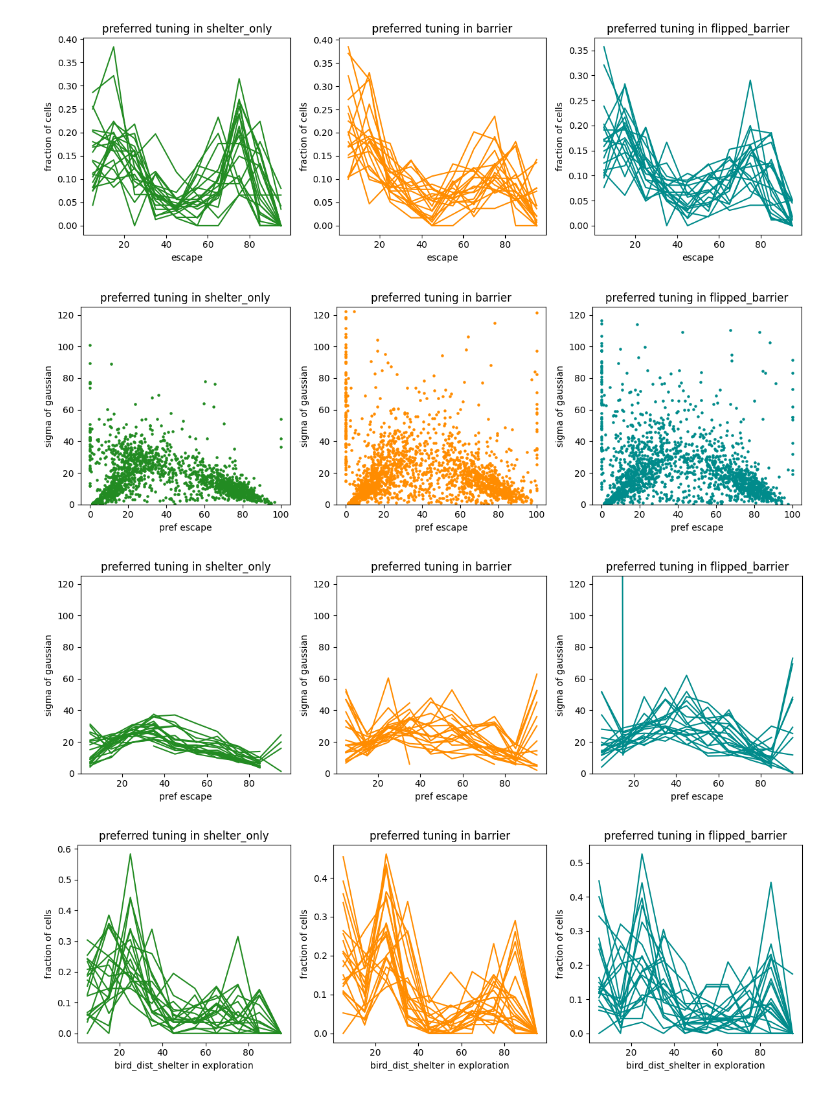
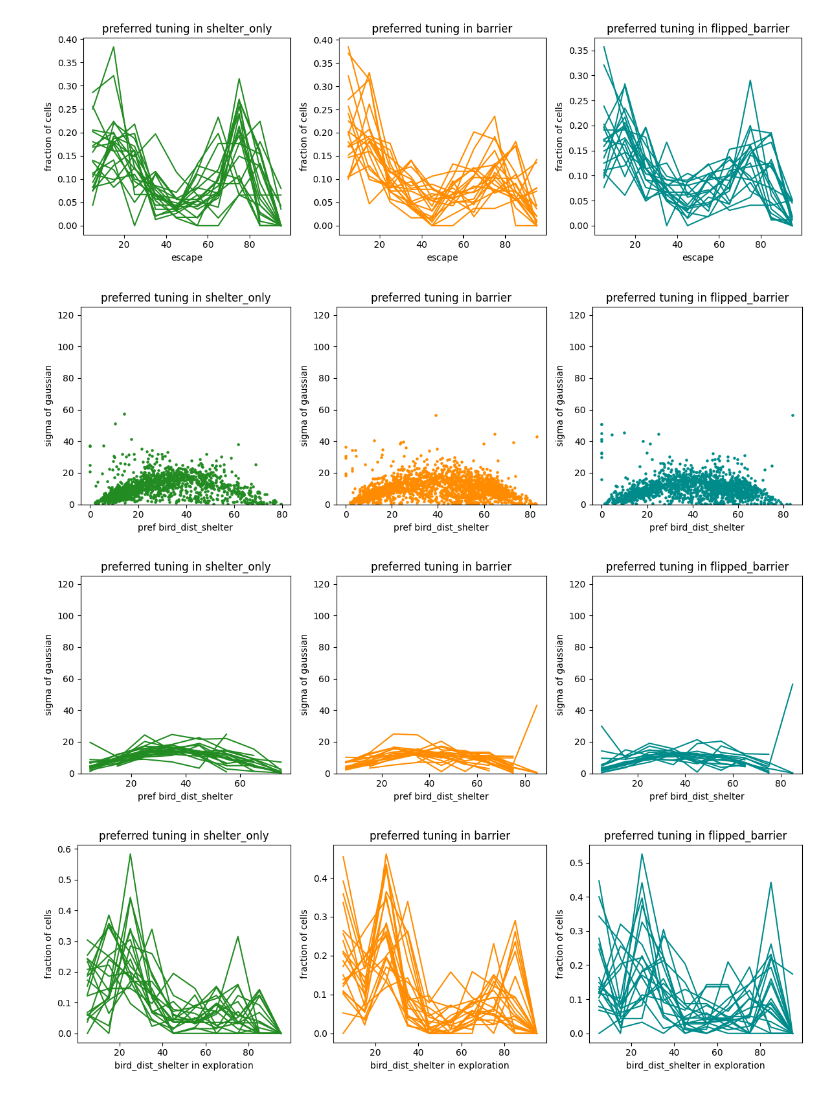
Before and after one commit to BrancoLab/JAL2_subgoal_pipeline, a Jupyter notebook: JR_test_scripts/escape/Tuning_Preference_AcrossSessions.ipynb, the cells around one changed output. Cells and saved outputs as stored; diff of their text form; code cells hidden in the pictures.

```diff
--- a/JR_test_scripts/escape/Tuning_Preference_AcrossSessions.ipynb
+++ b/JR_test_scripts/escape/Tuning_Preference_AcrossSessions.ipynb
@@ -128,7 +128,7 @@ plt.tight_layout()
 # %%
 """Comparing mu and sigma of tuned cells"""
 
-comp = 'escape'
+comp = 'bird_dist_shelter'
 colors = ['#228B22','#FF8C00','#008B8B']
 fig, axs = plt.subplots(1,3,figsize = (12,4))
 
@@ -150,35 +150,35 @@ for idx, c in enumerate(c_names):
     axs[idx].set_ylim(0,125)
 
 plt.tight_layout()
 
 fig, axs = plt.subplots(1,3,figsize = (12,4))
 bins = np.arange(0,101,10)
 
 # iterate over sessions
 for s in np.unique(sesh_vector):
     this_sigma = cell_tuning_dict[comp][sesh_vector == s, :, 2]
     this_mu = cell_tuning_dict[comp][sesh_vector == s, :, 1]
     this_sig = sig_cell_dict[comp][sesh_vector == s, :]
     # iterate over conditions
     for idx, c in enumerate(c_names):
         sigma = this_sigma[this_sig[:,idx] == 1,idx]
         mu = this_mu[this_sig[:,idx] == 1,idx]
         avg_sigma = np.zeros(len(bins)-1)
         for b,_ in enumerate(bins[:-1]):
             # TODO: plot the average mu to sigma for each session!
             avg_sigma[b] = np.nanmean(sigma[(mu > bins[b]) & (mu <= bins[b+1])])
         axs[idx].plot(bins[:-1] + 5, avg_sigma, color = colors[idx])
 
 for idx, c in enumerate(c_names):
     axs[idx].set_title('preferred tuning in ' + c)
     axs[idx].set_xlabel('pref ' + comp)
     axs[idx].set_ylabel('sigma of gaussian')
     axs[idx].set_ylim(0,125)
 
 plt.tight_layout()
 # %% [output]
-[figure, old version]
+[figure, new version]
-[figure, old version]
+[figure, new version]
 # %%
 """Compare to tuning to shelter distance (bird's flight) in exploration"""
 """Load in data from explore analysis"""
```
Also changed, not shown: 4 other files.
